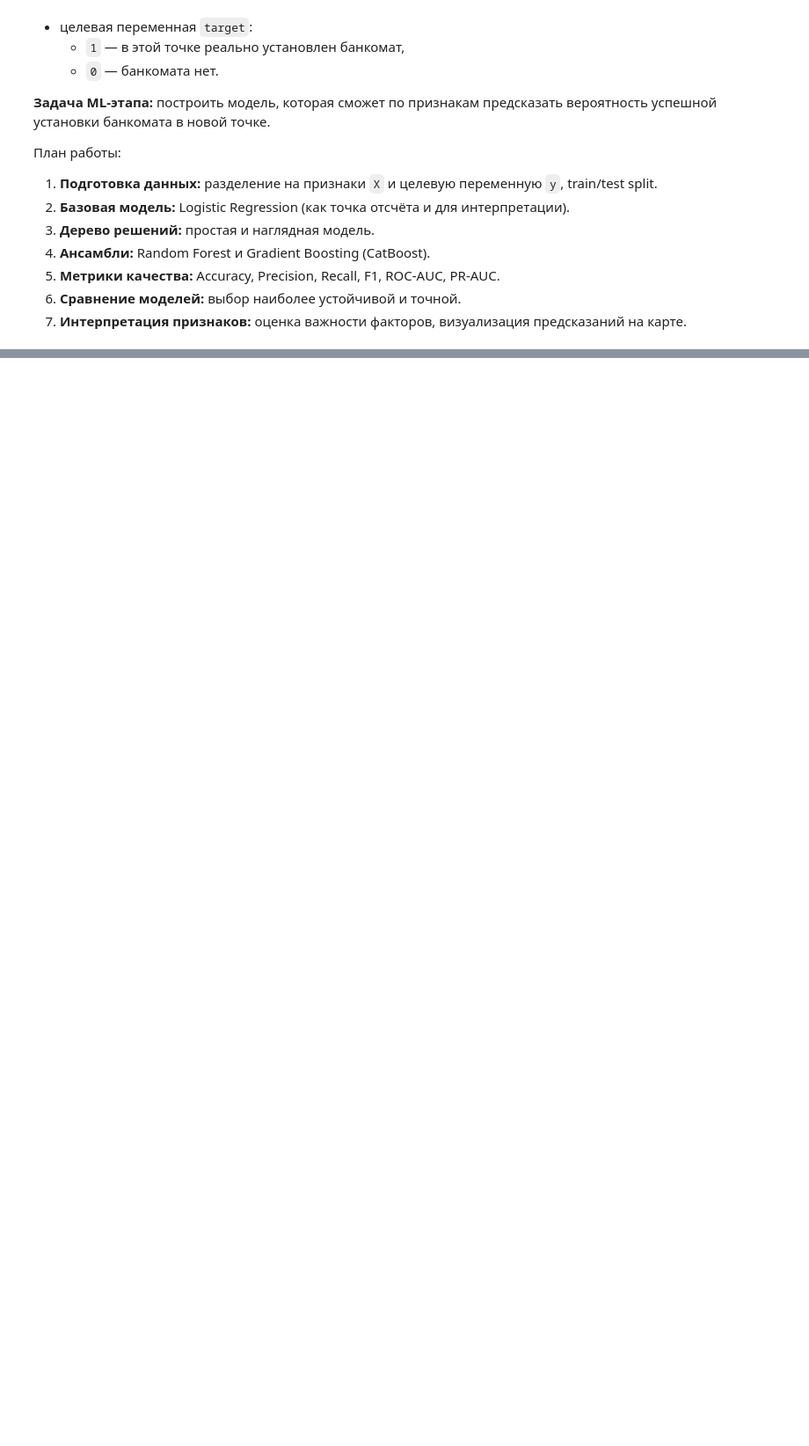
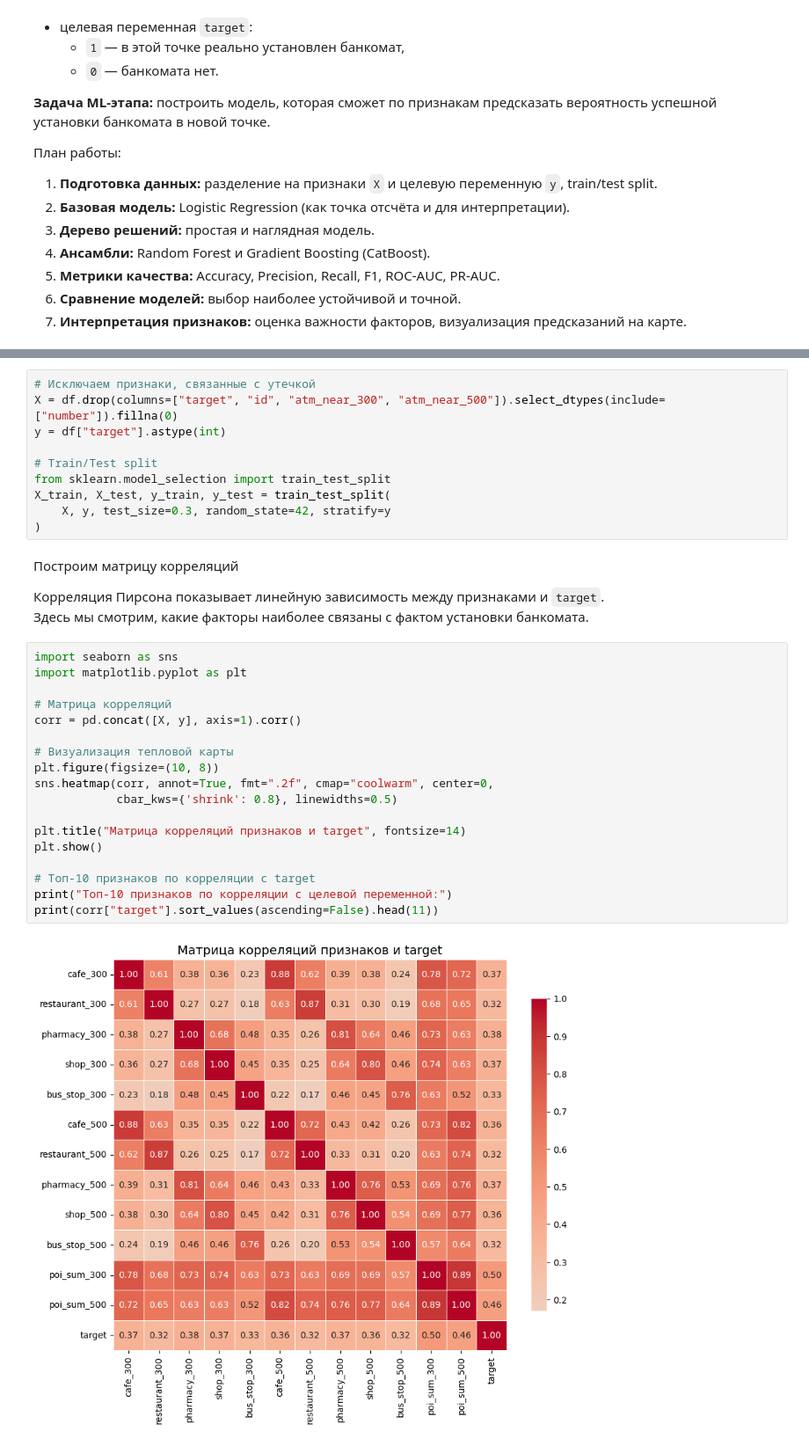
Before and after one commit to antgursky/final-project-atm-analysis, a Jupyter notebook: notebooks/01_data_collection.ipynb, the cells around one changed output, grey strips where cells are left out. Shown at 88% size. Saved outputs shown, nothing was run; the diff lists cells and outputs as text; blank space fills up the shorter version.

```diff
--- a/notebooks/01_data_collection.ipynb
+++ b/notebooks/01_data_collection.ipynb
@@ -1742,0 +1761,35 @@ grid = add_counts_safe(grid, atm, 50, 'atm_small')
+# %%
+# Исключаем признаки, связанные с утечкой
+X = df.drop(columns=["target", "id", "atm_near_300", "atm_near_500"]).select_dtypes(include=["number"]).fillna(0)
+y = df["target"].astype(int)
+
+# Train/Test split
+from sklearn.model_selection import train_test_split
+X_train, X_test, y_train, y_test = train_test_split(
+    X, y, test_size=0.3, random_state=42, stratify=y
+)
+# %% [markdown]
+Построим матрицу корреляций
+
+Корреляция Пирсона показывает линейную зависимость между признаками и `target`.
+Здесь мы смотрим, какие факторы наиболее связаны с фактом установки банкомата.
+# %%
+import seaborn as sns
+import matplotlib.pyplot as plt
+
+# Матрица корреляций
+corr = pd.concat([X, y], axis=1).corr()
+
+# Визуализация тепловой карты
+plt.figure(figsize=(10, 8))
+sns.heatmap(corr, annot=True, fmt=".2f", cmap="coolwarm", center=0,
+            cbar_kws={'shrink': 0.8}, linewidths=0.5)
+
+plt.title("Матрица корреляций признаков и target", fontsize=14)
+plt.show()
+
+# Топ-10 признаков по корреляции с target
+print("Топ-10 признаков по корреляции с целевой переменной:")
+print(corr["target"].sort_values(ascending=False).head(11))
+# %% [output]
+[figure, added]
```
Also changed, not shown: parts of 30 cells of this notebook, 2 other files.
